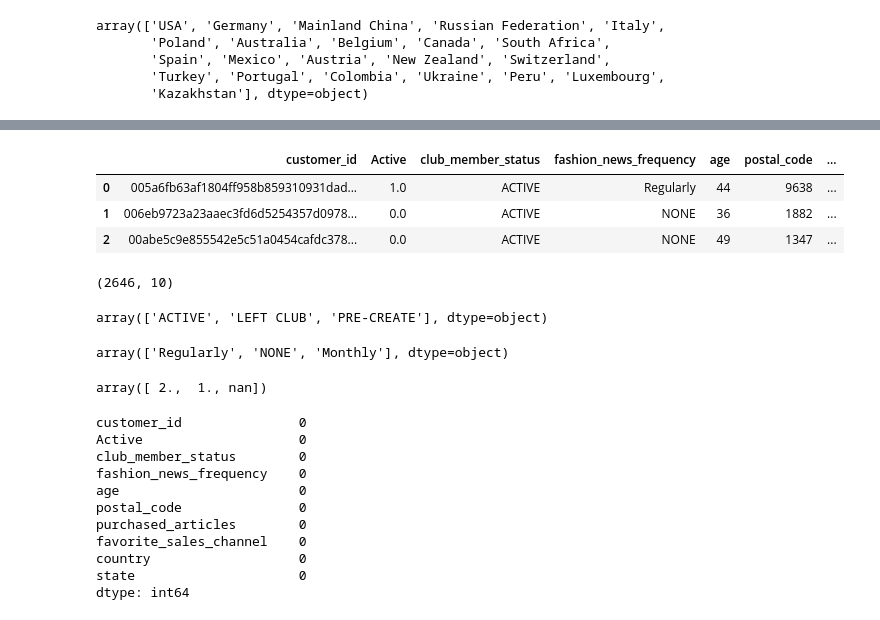
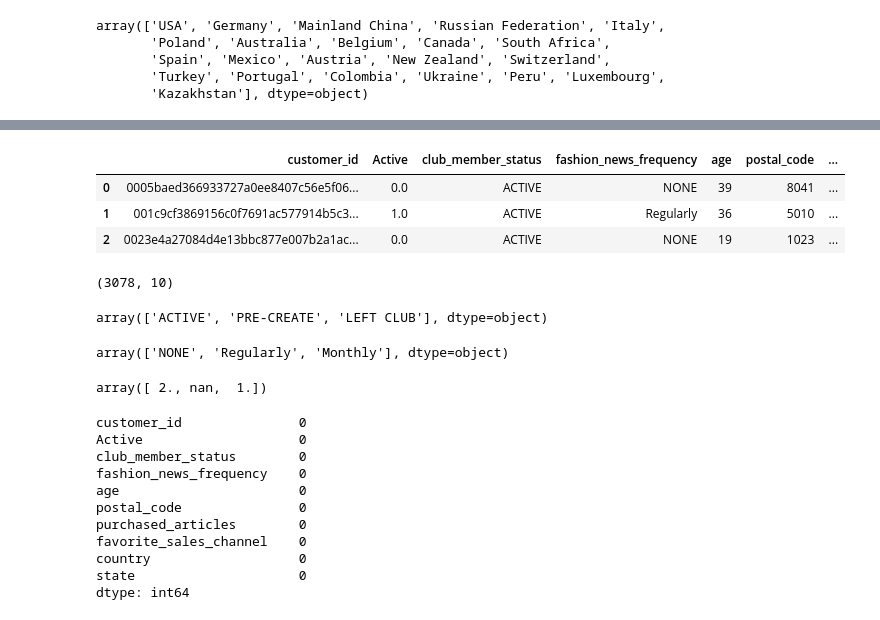
Before and after one commit to julienguyet/StylistAI, a Jupyter notebook: notebooks/recommenderV3.ipynb, the cells around one changed output, grey strips where cells are left out. Cells and saved outputs as stored; diff of their text form; code cells hidden in the pictures.

```diff
--- a/notebooks/recommenderV3.ipynb
+++ b/notebooks/recommenderV3.ipynb
@@ -120,30 +120,30 @@ Kazakhstan              1122
 Peru                     361
 Name: count, dtype: int64
 # %%
-customers_data = customers_data.loc[customers_data['country'].isin(['Luxembourg'])]
+customers_data = customers_data.loc[customers_data['country'].isin(['New Zealand'])]
 customers_data.reset_index(drop=True, inplace=True)
 customers_data.head(3)
 # %% [output]
 |  | customer_id | Active | club_member_status | fashion_news_frequency | age | postal_code | ... |
-| 0 | 005a6fb63af1804ff958b859310931dad... | 1.0 | ACTIVE | Regularly | 44 | 9638 | ... |
-| 1 | 006eb9723a23aaec3fd6d5254357d0978... | 0.0 | ACTIVE | NONE | 36 | 1882 | ... |
-| 2 | 00abe5c9e855542e5c51a0454cafdc378... | 0.0 | ACTIVE | NONE | 49 | 1347 | ... |
+| 0 | 0005baed366933727a0ee8407c56e5f06... | 0.0 | ACTIVE | NONE | 39 | 8041 | ... |
+| 1 | 001c9cf3869156c0f7691ac577914b5c3... | 1.0 | ACTIVE | Regularly | 36 | 5010 | ... |
+| 2 | 0023e4a27084d4e13bbc877e007b2a1ac... | 0.0 | ACTIVE | NONE | 19 | 1023 | ... |
 # %%
 customers_data.shape
 # %% [output]
-(2646, 10)
+(3078, 10)
 # %%
 customers_data['club_member_status'].unique()
 # %% [output]
-array(['ACTIVE', 'LEFT CLUB', 'PRE-CREATE'], dtype=object)
+array(['ACTIVE', 'PRE-CREATE', 'LEFT CLUB'], dtype=object)
 # %%
 customers_data['fashion_news_frequency'].unique()
 # %% [output]
-array(['Regularly', 'NONE', 'Monthly'], dtype=object)
+array(['NONE', 'Regularly', 'Monthly'], dtype=object)
 # %%
 customers_data['favorite_sales_channel'].unique()
 # %% [output]
-array([ 2.,  1., nan])
+array([ 2., nan,  1.])
 # %%
 customers_data.fillna({'favorite_sales_channel': 'UNKNOWN'}, inplace=True)
 customers_data['favorite_sales_channel'] = customers_data['favorite_sales_channel'].astype(str)
```
Also changed, not shown: parts of 10 cells of this notebook.
